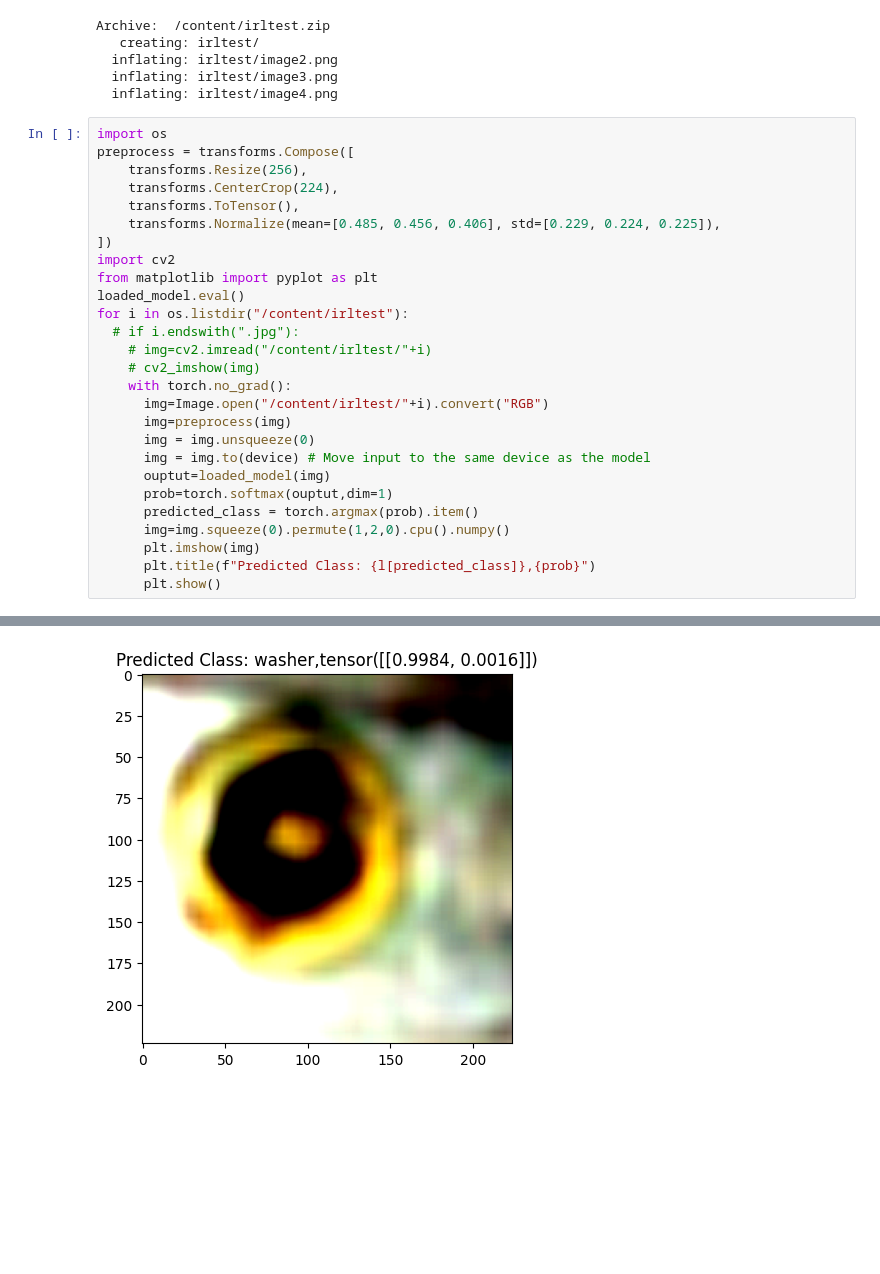
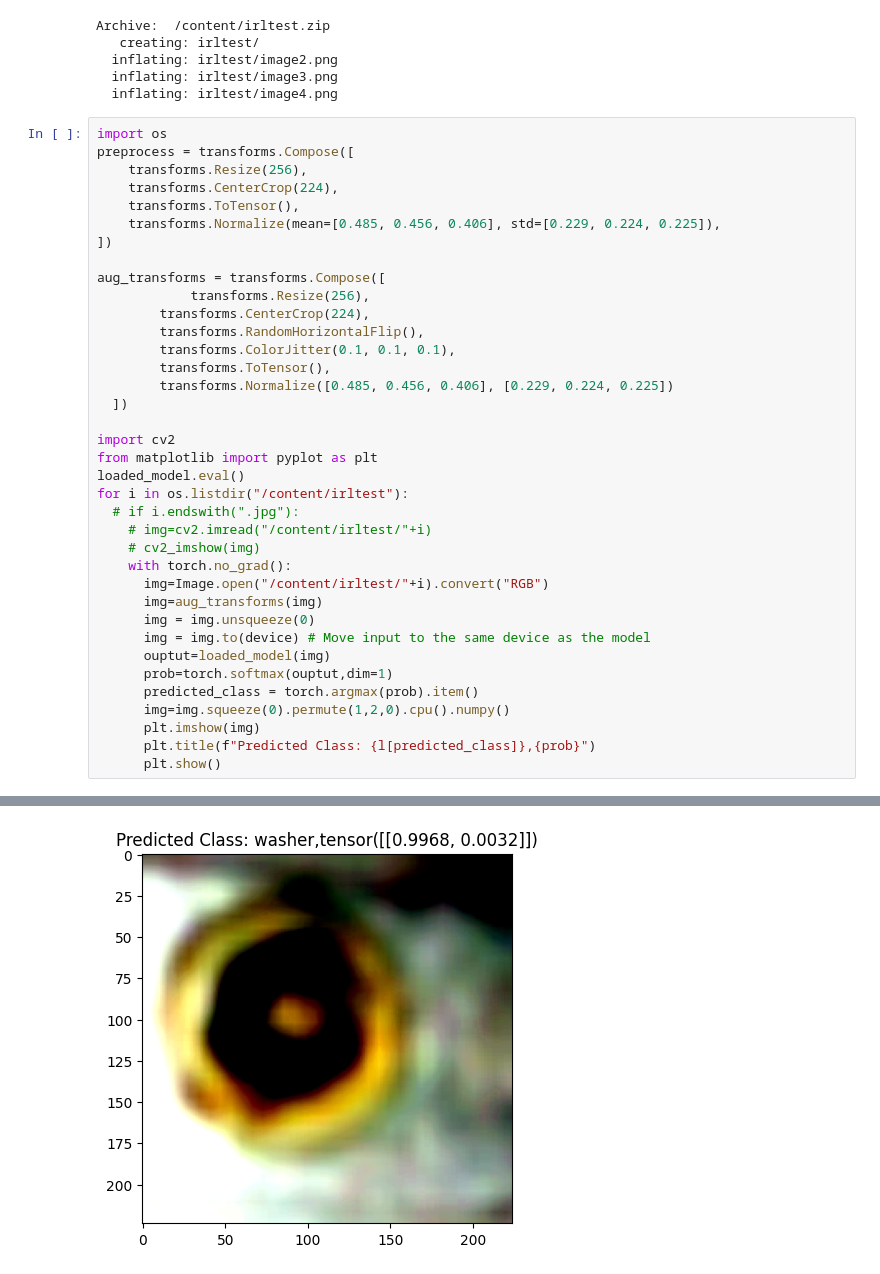
Before and after one commit to Gokul0Krishna/pytorchpractice, a Jupyter notebook: testingmodel.ipynb, the cells around one changed output, grey strips where cells are left out. Saved outputs shown, nothing was run; the diff lists cells and outputs as text; blank space fills up the shorter version.

Commit message:
new transformer

```diff
--- a/testingmodel.ipynb
+++ b/testingmodel.ipynb
@@ -185,6 +185,16 @@ preprocess = transforms.Compose([
     transforms.ToTensor(),
     transforms.Normalize(mean=[0.485, 0.456, 0.406], std=[0.229, 0.224, 0.225]),
 ])
+
+aug_transforms = transforms.Compose([
+            transforms.Resize(256),
+        transforms.CenterCrop(224),
+        transforms.RandomHorizontalFlip(),
+        transforms.ColorJitter(0.1, 0.1, 0.1),
+        transforms.ToTensor(),
+        transforms.Normalize([0.485, 0.456, 0.406], [0.229, 0.224, 0.225])
+  ])
+
 import cv2
 from matplotlib import pyplot as plt
 loaded_model.eval()
@@ -194,7 +204,7 @@ for i in os.listdir("/content/irltest"):
     # cv2_imshow(img)
     with torch.no_grad():
       img=Image.open("/content/irltest/"+i).convert("RGB")
-      img=preprocess(img)
+      img=aug_transforms(img)
       img = img.unsqueeze(0)
       img = img.to(device) # Move input to the same device as the model
       ouptut=loaded_model(img)
@@ -213 +223 @@ WARNING:matplotlib.image:Clipping input data to the valid range for imshow with
-[figure, old version]
+[figure, new version]
```
Also changed, not shown: parts of 1 cell of this notebook.
